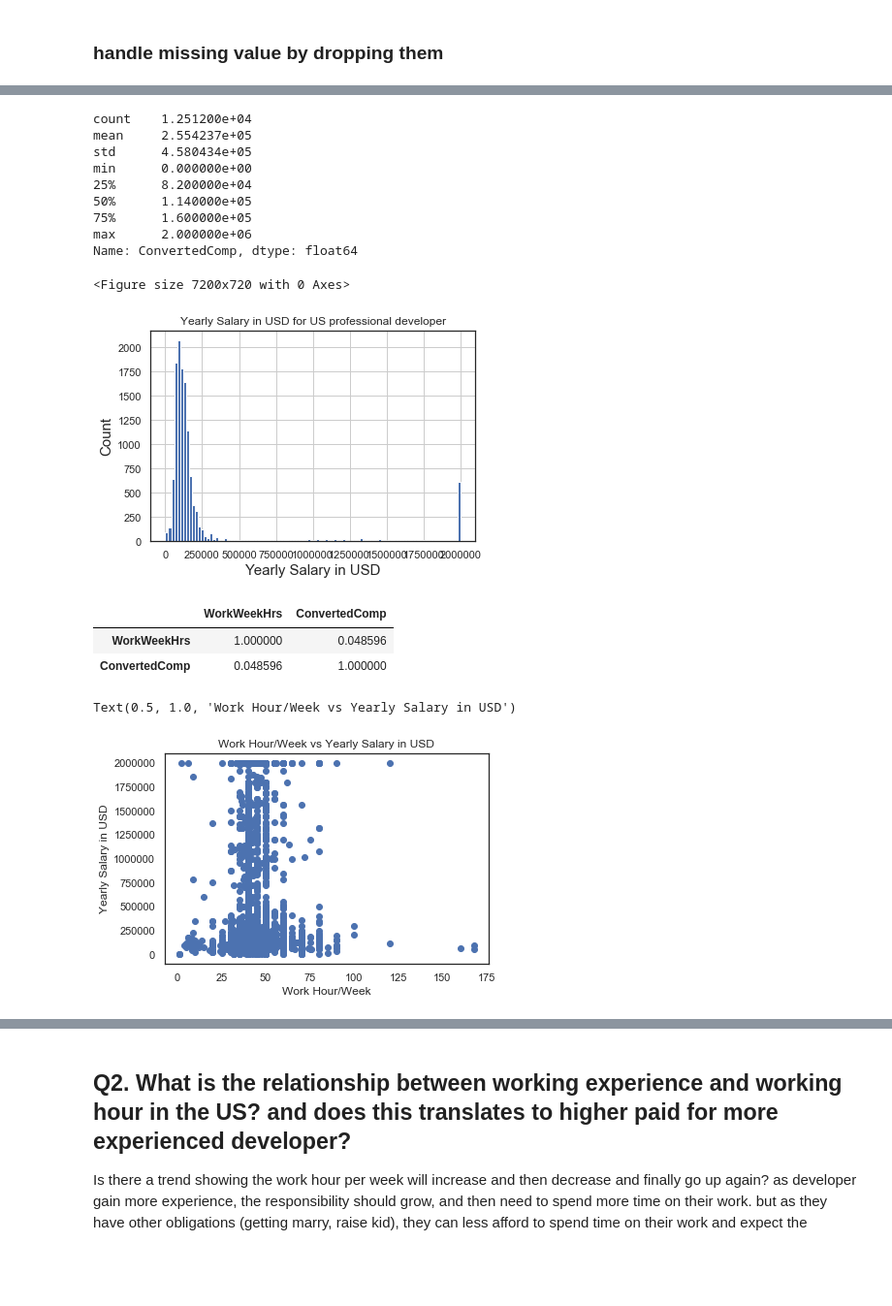
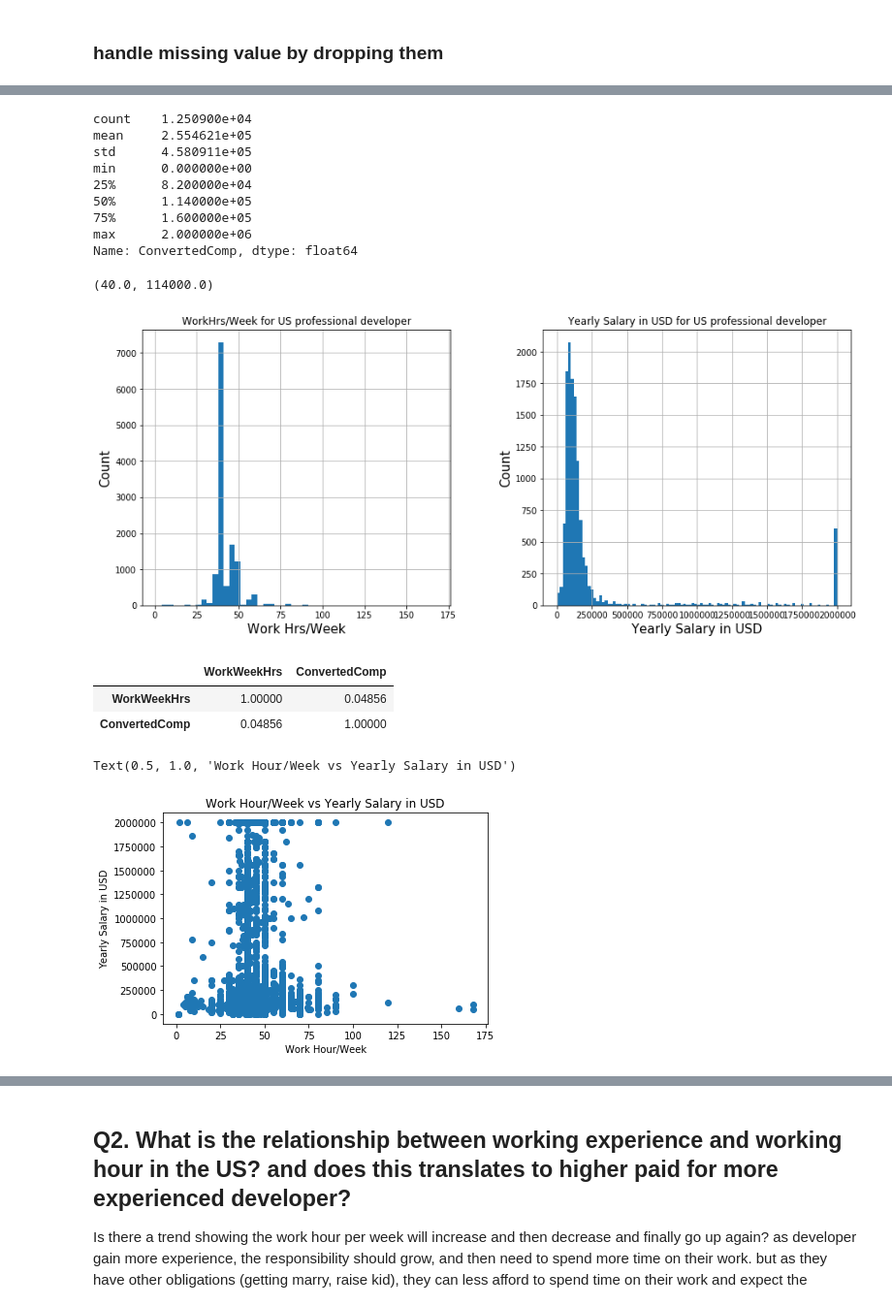
Before and after one commit to nymeowmeow/DataScientist, a Jupyter notebook: data_science_blog/stackoverflow.ipynb, the cells around one changed output, grey strips where cells are left out. Shown: that part at 97% size. Cells and saved outputs as stored; diff of their text form; code cells hidden in the pictures; blank space fills up the shorter version.

```diff
--- a/data_science_blog/stackoverflow.ipynb
+++ b/data_science_blog/stackoverflow.ipynb
@@ -75,7 +75,7 @@ Name: Employment, dtype: float64
 # %%
 #create dataframe for country == united states, and drop rows that has missing value in any of
 #the 3 columns, WorkWeekHrs, MainBranch and ConvertedComp
-us_df = df[(df.Country == 'United States')][['WorkWeekHrs', 'MainBranch', 'ConvertedComp', 'Employment', 'YearsCodePro']].dropna()
+us_df = df[(df.Country == 'United States')][['WorkWeekHrs', 'MainBranch', 'ConvertedComp', 'Employment', 'YearsCodePro', 'LastHireDate']].dropna()
 # %%
 us_developer_df = us_df[(us_df.MainBranch == 'I am a developer by profession') & (us_df.Employment == 'Employed full-time')]
 # %%
@@ -104,31 +94,40 @@ plt.title("WorkHrs/Week for US professional developer");
 # %%
 us_developer_df['ConvertedComp'].describe()
 # %% [output]
-count    1.251200e+04
-mean     2.554237e+05
-std      4.580434e+05
+count    1.250900e+04
+mean     2.554621e+05
+std      4.580911e+05
 min      0.000000e+00
 25%      8.200000e+04
 50%      1.140000e+05
 75%      1.600000e+05
 max      2.000000e+06
 Name: ConvertedComp, dtype: float64
+# %%
+us_developer_df['WorkWeekHrs'].median(), us_developer_df['ConvertedComp'].median()
+# %% [output]
+(40.0, 114000.0)
 # %%
-# what is the distribution for workweekhrs
-fig=plt.figure(figsize=(100,10));
-us_developer_df.hist(column="ConvertedComp", bins=100);
-plt.xlabel("Yearly Salary in USD",fontsize=15);
-plt.ylabel("Count",fontsize=15);
-plt.title("Yearly Salary in USD for US professional developer");
+# what is the distribution for workweekhrs and compensation
+fig, axes = plt.subplots(nrows=1, ncols=2, figsize=(15,6))
+
+us_developer_df.hist(column="WorkWeekHrs", ax = axes[0], bins=50);
+axes[0].set_xlabel("Work Hrs/Week",fontsize=15);
+axes[0].set_ylabel("Count",fontsize=15);
+axes[0].set_title("WorkHrs/Week for US professional developer");
+
+us_developer_df.hist(column="ConvertedComp", ax = axes[1], bins=100);
+axes[1].set_xlabel("Yearly Salary in USD",fontsize=15);
+axes[1].set_ylabel("Count",fontsize=15);
+axes[1].set_title("Yearly Salary in USD for US professional developer");
 # %% [output]
-<Figure size 7200x720 with 0 Axes>
-[figure, old version]
+[figure, new version]
 # %%
 us_developer_df.corr()
 # %% [output]
 |  | WorkWeekHrs | ConvertedComp |
-| WorkWeekHrs | 1.000000 | 0.048596 |
-| ConvertedComp | 0.048596 | 1.000000 |
+| WorkWeekHrs | 1.00000 | 0.04856 |
+| ConvertedComp | 0.04856 | 1.00000 |
 # %%
 plt.scatter(x = us_developer_df.WorkWeekHrs, y = us_developer_df.ConvertedComp)
 plt.xlabel('Work Hour/Week')
@@ -136,5 +135,5 @@ plt.ylabel('Yearly Salary in USD')
 plt.title('Work Hour/Week vs Yearly Salary in USD')
 # %% [output]
 Text(0.5, 1.0, 'Work Hour/Week vs Yearly Salary in USD')
-[figure, old version]
+[figure, new version]
 # %%
```
Also changed, not shown: parts of 18 cells of this notebook, 1 other file.
